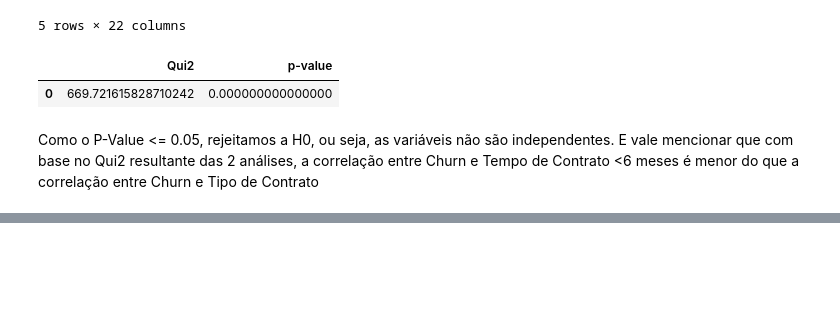
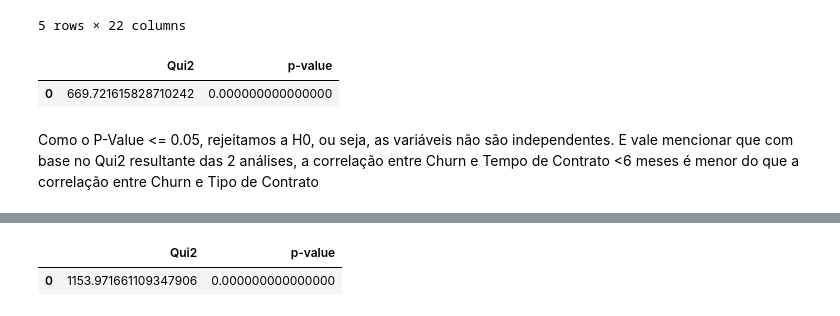
Before and after one commit to EuFontoura/EDAestudos, a Jupyter notebook: eda_churn.ipynb, the cells around one changed output, grey strips where cells are left out. Drawn from its saved outputs; the diff is of its cells as text; code cells hidden in the pictures; blank space fills up the shorter version.

```diff
--- a/eda_churn.ipynb
+++ b/eda_churn.ipynb
@@ -822,0 +884,17 @@ Como o P-Value <= 0.05, rejeitamos a H0, ou seja, as variáveis não são indepe
+# %%
+# Gerar um DF da Crosstab (sem totais)
+df_crosstab_churn_contractmonth = pd.crosstab(df_churn.Churn, df_churn.ContratoMensal)
+# %%
+# Calcular os Scores
+chi_scores_churn_mensal = chi2_contingency(df_crosstab_churn_contractmonth)
+# %%
+scores_churn_mensal = pd.Series(chi_scores_churn_mensal[0])
+pvalues_churn_mensal = pd.Series(chi_scores_churn_mensal[1])
+# %%
+# Criar Dataframe com os resultados
+df_chi_scores_churn_mensal = pd.DataFrame({'Qui2': scores_churn_mensal, 'p-value': pvalues_churn_mensal})
+# %%
+df_chi_scores_churn_mensal
+# %% [output]
+|  | Qui2 | p-value |
+| 0 | 1153.971661109347906 | 0.000000000000000 |
```
Also changed, not shown: parts of 13 cells of this notebook.
